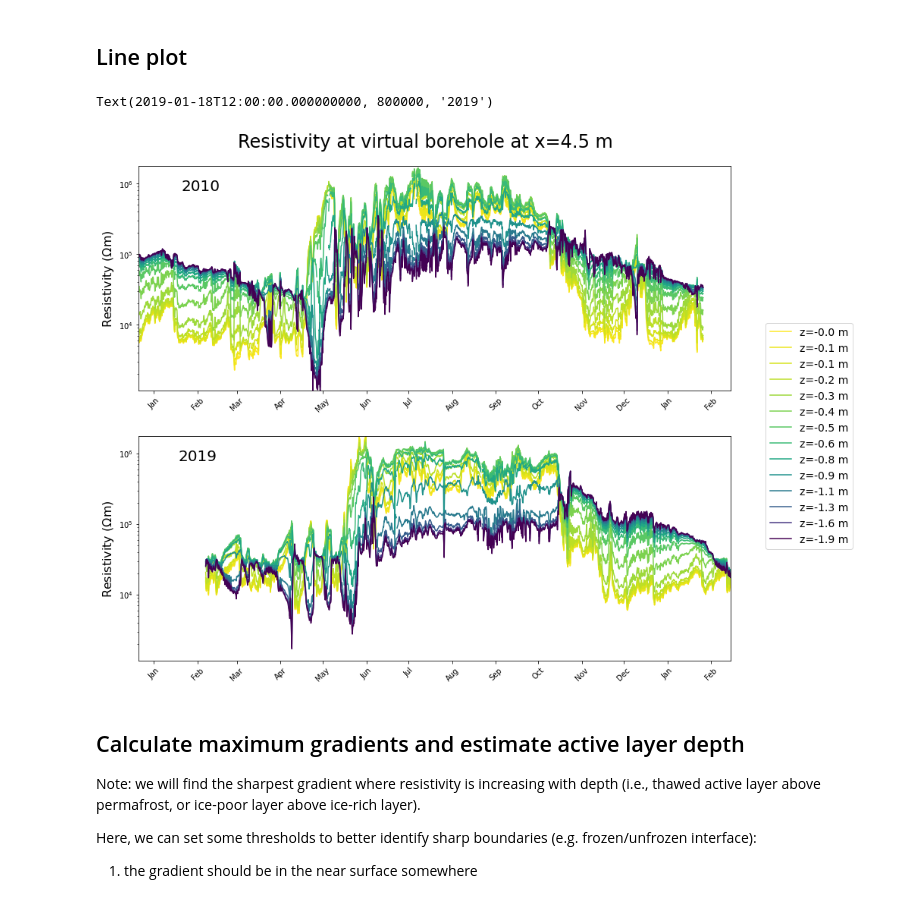
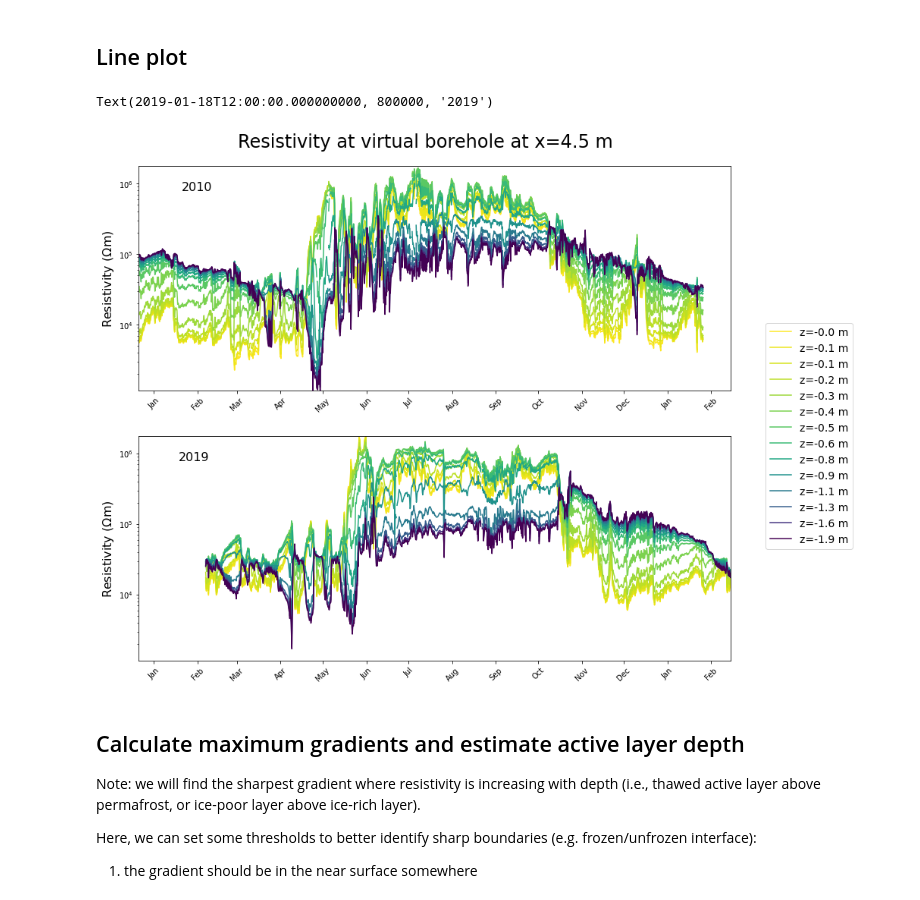
Before and after one commit to teddiherring/AERT, a Jupyter notebook: data_processing_AERT.ipynb, the cells around one changed output. Saved outputs shown, nothing was run; the diff lists cells and outputs as text; code cells hidden in the pictures.

```diff
--- a/data_processing_AERT.ipynb
+++ b/data_processing_AERT.ipynb
@@ -1200,8 +1063,6 @@ array(['2010-04-26T20:00:00.000000000', '2010-05-04T16:00:00.000000000',
        '2019-08-22T00:00:00.000000000'], dtype='datetime64[ns]')
 # %%
 # plot rms errors
-
-fs = 12
 
 dates = np.unique(data_all['survey_time'])
 rms_vals = []
@@ -1397,9 +1257,6 @@ def addCoverageAlpha(coverage, dropThreshold=0.4):
 
 fig, ax = plt.subplots(13,2,figsize=[20,35])
 ax = ax.flatten(order='F')
-
-fs = 20
-fs2 = 16
 
 from matplotlib.patches import Rectangle
 
@@ -1435,8 +1292,8 @@ for i in range(len(dates_r)):
     for k,j in zip(C1.get_facecolors(),cov.flatten(order='C')):
         k[3] = j
 
-    ax[i].text(0.1,1.9,dates_r[i][:10],fontsize=fs)
-    ax[i].text(6.5,1.9,'rms err = %.1f%%'%rms,fontsize=fs)
+    ax[i].text(0.1,1.9,dates_r[i][:10],fontsize=20)
+    ax[i].text(6.5,1.9,'rms err = %.1f%%'%rms,fontsize=20)
 
     ax[i].axvline(x = xborehole, color = 'k',linewidth=2)
     ax[i].add_patch(Rectangle((2, 1.5), 5.5, -1. ,edgecolor='r',facecolor = 'none',lw=2))
@@ -1456,8 +1313,8 @@ ax[12].set_visible(False)
 
 cax = fig.add_axes([0.92, 0.35, 0.02, 0.3])
 cbar = fig.colorbar(C1, cax=cax, )
-cbar.ax.tick_params(labelsize=fs2)
-plt.ylabel(r'Resistivity (k$\Omega$m)',fontsize=fs,rotation=270,labelpad=25);
+cbar.ax.tick_params(labelsize=fs+4)
+plt.ylabel(r'Resistivity (k$\Omega$m)',fontsize=fs+8,rotation=270,labelpad=25);
 
 
 
@@ -1491,8 +1348,8 @@ for i in range(len(dates_r)):
     for k,j in zip(C1.get_facecolors(),cov.flatten(order='C')):
         k[3] = j
 
-    ax[14+i].text(0.1,1.9,dates_r[i][:10],fontsize=fs)
-    ax[14+i].text(6.5,1.9,'rms err = %.1f%%'%rms,fontsize=fs)
+    ax[14+i].text(0.1,1.9,dates_r[i][:10],fontsize=fs+8)
+    ax[14+i].text(6.5,1.9,'rms err = %.1f%%'%rms,fontsize=fs+8)
 
     ax[14+i].axvline(x = xborehole, color = 'k',linewidth=2)
     ax[14+i].add_patch(Rectangle((2, 1.5), 5.5, -1 ,edgecolor='r',facecolor = 'none',lw=2))
@@ -1500,9 +1357,9 @@ for i in range(len(dates_r)):
 
 j=0
 for a in ax:
-    a.tick_params(axis='both', which='major', labelsize=fs2)
-    a.set_ylabel('Depth (m)',fontsize=fs)
-    a.set_xlabel('X (m)',fontsize=fs)
+    a.tick_params(axis='both', which='major', labelsize=fs+4)
+    a.set_ylabel('Depth (m)',fontsize=fs+8)
+    a.set_xlabel('X (m)',fontsize=fs+8)
     a.set_aspect('equal', adjustable='box')
     a.set_xlim([min(E),max(E)])
     a.invert_yaxis()
@@ -1579,16 +1436,12 @@ c2 = 'darkorange'
 
 fmt_month = mdates.MonthLocator()
 
-
-fs=16
-fs2=14
-
 twin = ax[0].twiny()
 
 ax[0].plot(dates[:n_surveys_proc_2010],np.array(rho_avg_zoi[:n_surveys_proc_2010])/1000,c1,label='2010')
 twin.plot(dates[n_surveys_proc_2010:],np.array(rho_avg_zoi[n_surveys_proc_2010:])/1000,c2,label='2019')
 
-ax[0].set_ylabel(r'Resistivity (k$\Omega$m)',fontsize=fs);
+ax[0].set_ylabel(r'Resistivity (k$\Omega$m)',fontsize=fs+4);
 ax[0].xaxis.set_major_locator(mdates.MonthLocator())
 ax[0].xaxis.set_major_formatter(mdates.DateFormatter('%b'))
 ax[0].tick_params(axis='x',labelrotation=45)
@@ -1598,10 +1451,10 @@ twin.xaxis.set_tick_params(top=False,labeltop=False)
 ax[0].set_xlim([datetime.date(2009, 12, 21), datetime.date(2011, 2, 15)])
 twin.set_xlim([datetime.date(2018, 12, 21), datetime.date(2020, 2, 15)])
 
-ax[0].legend(loc='upper right', bbox_to_anchor=(1, 1),edgecolor='w',fontsize=fs);
-twin.legend(loc='upper right', bbox_to_anchor=(1, 0.92),edgecolor='w',fontsize=fs);
+ax[0].legend(loc='upper right', bbox_to_anchor=(1, 1),edgecolor='w',fontsize=fs+4);
+twin.legend(loc='upper right', bbox_to_anchor=(1, 0.92),edgecolor='w',fontsize=fs+4);
 
-ax[0].tick_params(axis='both', which='major', labelsize=fs2)
+ax[0].tick_params(axis='both', which='major', labelsize=fs+2)
 ax[0].set_yscale('log')
 ax[0].set_ylim([10**1,10**3])
 ax[0].set_xticklabels([])
@@ -1639,8 +1492,8 @@ ax[1].set_xticklabels(labels)
 ax[1].tick_params(axis='x',labelrotation=45)
 ax[1].set_yscale('log')
 ax[1].set_ylim([10**1,10**3])
-ax[1].set_ylabel(r'Resistivity (k$\Omega$m)',fontsize=fs);
-ax[1].tick_params(axis='both', which='major', labelsize=fs2)
+ax[1].set_ylabel(r'Resistivity (k$\Omega$m)',fontsize=fs+4);
+ax[1].tick_params(axis='both', which='major', labelsize=fs+2)
 ax[1].set_xlim([-0.4,13.5]) #fudge factor
 ax[1].text(ax[1].get_xlim()[0]+(ax[1].get_xlim()[1]-ax[1].get_xlim()[0])/25,300,'b',fontsize=30)
 
@@ -1727,7 +1580,6 @@ DF.to_csv('virtual_borehole.csv')
 cmin = min(np.hstack(rho_borehole))
 cmax = max(np.hstack(rho_borehole))
 
-fs = 16
 
 fig, ax = plt.subplots(2,1,figsize=[14,12])
 
@@ -1735,36 +1587,36 @@ norm = plt.Normalize(min(z_borehole), max(z_borehole))
 cm = plt.cm.viridis
 sm = plt.cm.ScalarMappable(cmap=cm, norm=norm)
 
 for i in range(len(z_borehole)):
     ax[0].plot_date(dt[:n_surveys_proc_2010], np.array(rho_borehole).T[i][:n_surveys_proc_2010],'-',color=cm(norm(z_borehole[i])),label='z=%.1f m'%z_borehole[i])
 
 for i in range(len(z_borehole)):
     ax[1].plot_date(dt[n_surveys_proc_2010:], np.array(rho_borehole).T[i][n_surveys_proc_2010:],'-',color=cm(norm(z_borehole[i])),label='z=%.1f m'%z_borehole[i])
 
 
 plt.suptitle('Resistivity at virtual borehole at x=%.1f m'%(xborehole),fontsize=24,y=0.93);
-plt.legend(loc='center left', bbox_to_anchor=(1.05, 1),fontsize=fs-2);
+plt.legend(loc='center left', bbox_to_anchor=(1.05, 1),fontsize=fs+2);
 
 x_bh = np.array(grid.cellCenters()).T[0][cells_borehole][0] # true borehole location
 
 for a in ax:
     a.set_ylim([cmin,cmax]);
     a.set_yscale('log') # can comment this out to see plot with linear y-axis
-    a.set_ylabel(r'Resistivity ($\Omega$m)',fontsize=fs);
+    a.set_ylabel(r'Resistivity ($\Omega$m)',fontsize=fs+4);
     a.xaxis.set_major_locator(mdates.MonthLocator())
     a.xaxis.set_major_formatter(mdates.DateFormatter('%b'))
     a.tick_params(axis='x',labelrotation=45)
 #     a.grid()
 
 ax[0].set_xlim([datetime.date(2009, 12, 21), datetime.date(2011, 2, 15)])
 ax[1].set_xlim([datetime.date(2018, 12, 21), datetime.date(2020, 2, 15)])
 
 ytxt = 800000
 ax[0].text(nd[0]+np.timedelta64(30,'D'),ytxt,'2010',fontsize=fs+4)
 ax[1].text(nd[0]+np.timedelta64(9*365+30,'D'),ytxt,'2019',fontsize=fs+4)
 # %% [output]
 Text(2019-01-18T12:00:00.000000000, 800000, '2019')
-[figure, old version]
+[figure, new version]
 # %% [markdown]
 ## Calculate maximum gradients and estimate active layer depth
 
```
Also changed, not shown: parts of 13 cells of this notebook.
